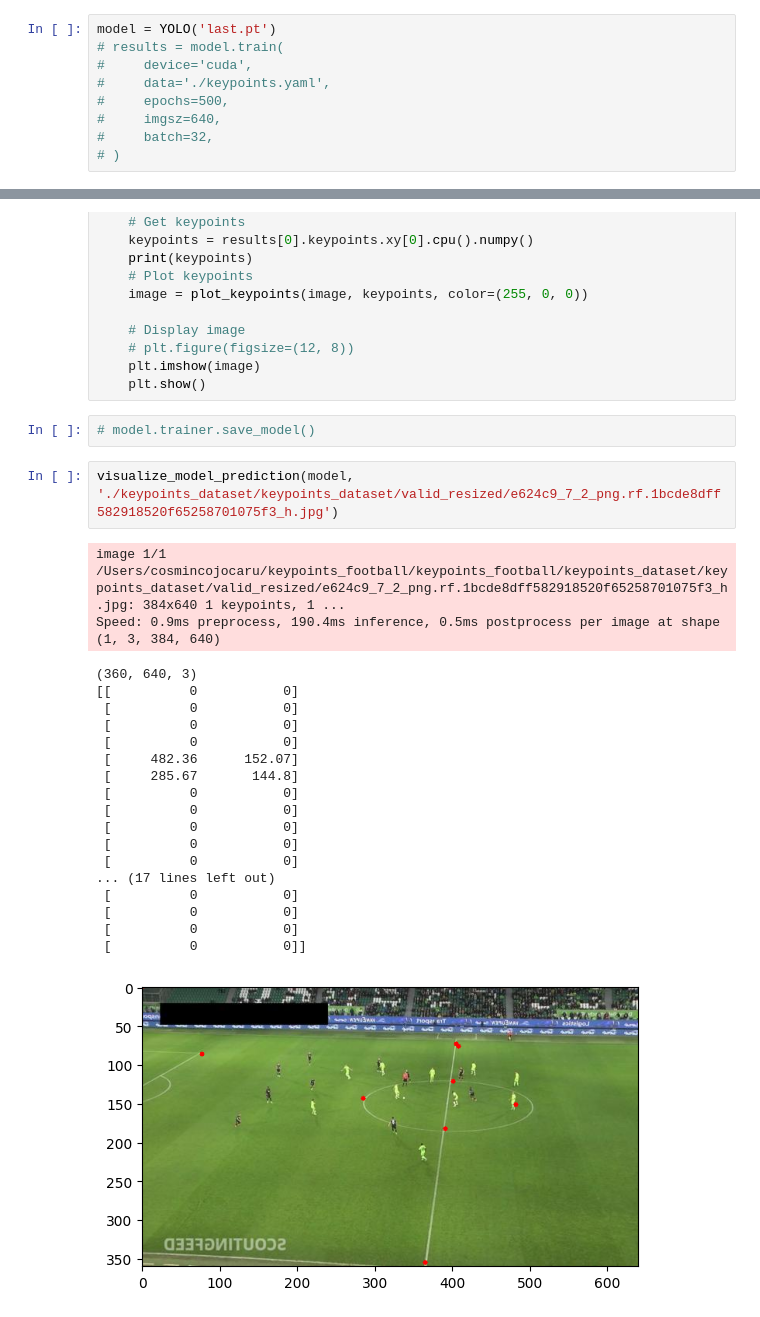
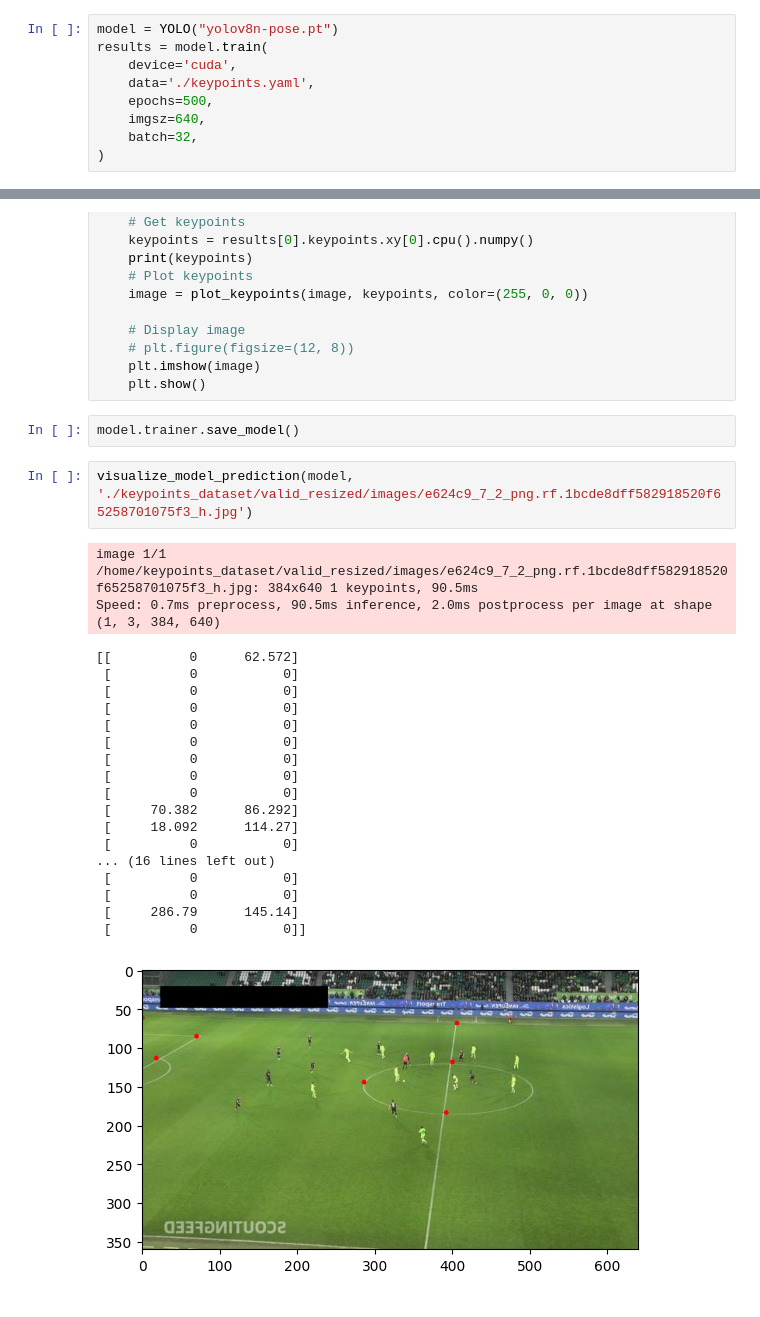
Before and after one commit to gothera/keypoints_football, a Jupyter notebook: yolov8_keypoints.ipynb, the cells around one changed output, grey strips where cells are left out. Drawn from its saved outputs; the diff is of its cells as text.

```diff
--- a/yolov8_keypoints.ipynb
+++ b/yolov8_keypoints.ipynb
@@ -268,9 +268,9 @@ visualize_image_with_keypoints('train_resized', '0bfacc_1_2_png.rf.6b0a5e874509e
 # %%
-model = YOLO('last.pt')
-# results = model.train(
-#     device='cuda',
-#     data='./keypoints.yaml',
-#     epochs=500,
-#     imgsz=640,
-#     batch=32,
-# )
+model = YOLO("yolov8n-pose.pt")
+results = model.train(
+    device='cuda',
+    data='./keypoints.yaml',
+    epochs=500,
+    imgsz=640,
+    batch=32,
+)
@@ -294,27 +312,27 @@ def visualize_model_prediction(model, image_path):
     plt.imshow(image)
     plt.show()
 # %%
-# model.trainer.save_model()
+model.trainer.save_model()
 # %%
-visualize_model_prediction(model, './keypoints_dataset/keypoints_dataset/valid_resized/e624c9_7_2_png.rf.1bcde8dff582918520f65258701075f3_h.jpg')
+visualize_model_prediction(model, './keypoints_dataset/valid_resized/images/e624c9_7_2_png.rf.1bcde8dff582918520f65258701075f3_h.jpg')
 # %% [output]
-image 1/1 /Users/cosmincojocaru/keypoints_football/keypoints_football/keypoints_dataset/keypoints_dataset/valid_resized/e624c9_7_2_png.rf.1bcde8dff582918520f65258701075f3_h.jpg: 384x640 1 keypoints, 1 ...
-Speed: 0.9ms preprocess, 190.4ms inference, 0.5ms postprocess per image at shape (1, 3, 384, 640)
+image 1/1 /home/keypoints_dataset/valid_resized/images/e624c9_7_2_png.rf.1bcde8dff582918520f65258701075f3_h.jpg: 384x640 1 keypoints, 90.5ms
+Speed: 0.7ms preprocess, 90.5ms inference, 2.0ms postprocess per image at shape (1, 3, 384, 640)
-(360, 640, 3)
-[[          0           0]
- [          0           0]
- [          0           0]
- [          0           0]
- [     482.36      152.07]
- [     285.67       144.8]
+[[          0      62.572]
  [          0           0]
  [          0           0]
  [          0           0]
  [          0           0]
  [          0           0]
-... (17 lines left out)
  [          0           0]
  [          0           0]
  [          0           0]
+ [     70.382      86.292]
+ [     18.092      114.27]
+ [          0           0]
+... (16 lines left out)
+ [          0           0]
+ [          0           0]
+ [     286.79      145.14]
  [          0           0]]
-[figure, old version]
+[figure, new version]
```
Also changed, not shown: parts of 6 cells of this notebook, 2 other files.
